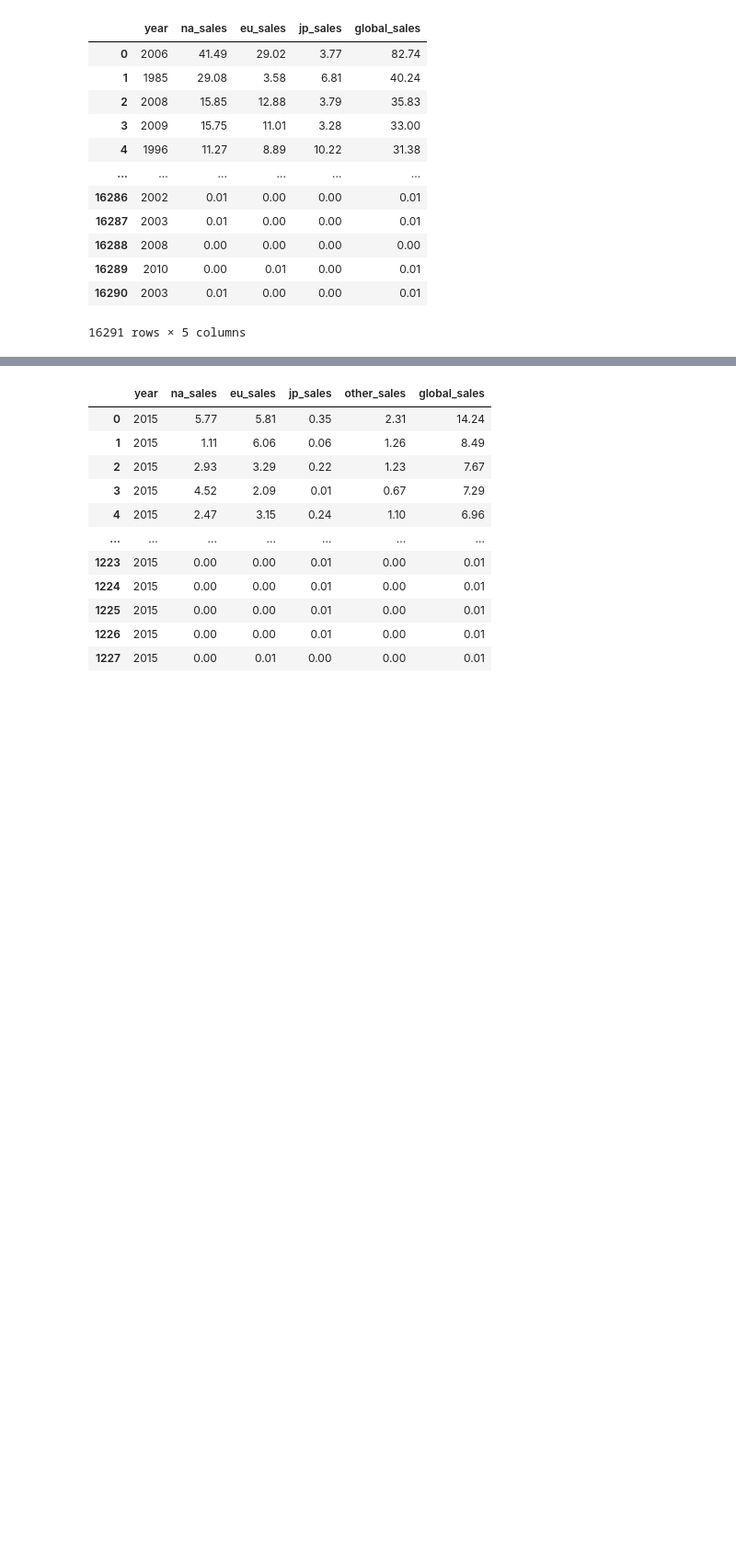
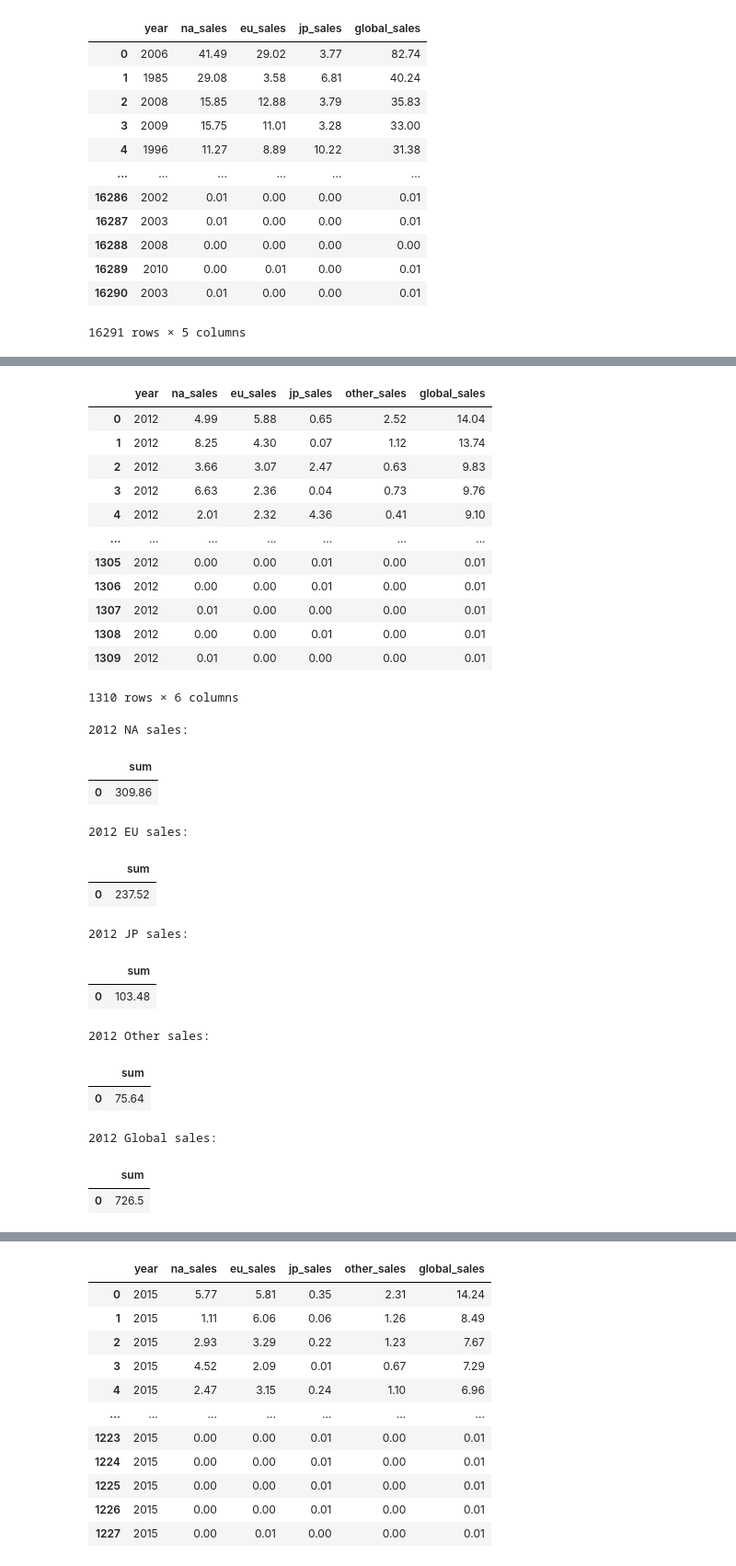
Before and after one commit to mmheredia/Video-Game-Sales-Dashboard, a Jupyter notebook: code/sql/sql_connection.ipynb, the cells around one changed output, grey strips where cells are left out. Shown at 92% size. Saved outputs shown, nothing was run; the diff lists cells and outputs as text; code cells hidden in the pictures; blank space fills up the shorter version.

```diff
--- a/code/sql/sql_connection.ipynb
+++ b/code/sql/sql_connection.ipynb
@@ -79,0 +182,51 @@ pd.read_sql_query('SELECT * FROM year_data', con=engine)
+# %%
+pd.read_sql_query('SELECT * FROM data_2012', con=engine)
+# %% [output]
+|  | year | na_sales | eu_sales | jp_sales | other_sales | global_sales |
+| 0 | 2012 | 4.99 | 5.88 | 0.65 | 2.52 | 14.04 |
+| 1 | 2012 | 8.25 | 4.30 | 0.07 | 1.12 | 13.74 |
+| 2 | 2012 | 3.66 | 3.07 | 2.47 | 0.63 | 9.83 |
+| 3 | 2012 | 6.63 | 2.36 | 0.04 | 0.73 | 9.76 |
+| 4 | 2012 | 2.01 | 2.32 | 4.36 | 0.41 | 9.10 |
+| ... | ... | ... | ... | ... | ... | ... |
+| 1305 | 2012 | 0.00 | 0.00 | 0.01 | 0.00 | 0.01 |
+| 1306 | 2012 | 0.00 | 0.00 | 0.01 | 0.00 | 0.01 |
+| 1307 | 2012 | 0.01 | 0.00 | 0.00 | 0.00 | 0.01 |
+| 1308 | 2012 | 0.00 | 0.00 | 0.01 | 0.00 | 0.01 |
+| 1309 | 2012 | 0.01 | 0.00 | 0.00 | 0.00 | 0.01 |
+1310 rows × 6 columns
+# %%
+print(f"2012 NA sales:")
+pd.read_sql_query('SELECT SUM(na_sales) FROM data_2012', con=engine)
+# %% [output]
+2012 NA sales:
+|  | sum |
+| 0 | 309.86 |
+# %%
+print(f"2012 EU sales:")
+pd.read_sql_query('SELECT SUM(eu_sales) FROM data_2012', con=engine)
+# %% [output]
+2012 EU sales:
+|  | sum |
+| 0 | 237.52 |
+# %%
+print(f"2012 JP sales:")
+pd.read_sql_query('SELECT SUM(jp_sales) FROM data_2012', con=engine)
+# %% [output]
+2012 JP sales:
+|  | sum |
+| 0 | 103.48 |
+# %%
+print(f"2012 Other sales:")
+pd.read_sql_query('SELECT SUM(other_sales) FROM data_2012', con=engine)
+# %% [output]
+2012 Other sales:
+|  | sum |
+| 0 | 75.64 |
+# %%
+print(f"2012 Global sales:")
+pd.read_sql_query('SELECT SUM(global_sales) FROM data_2012', con=engine)
+# %% [output]
+2012 Global sales:
+|  | sum |
+| 0 | 726.5 |
```
Also changed, not shown: parts of 24 cells of this notebook, 1 other file.
